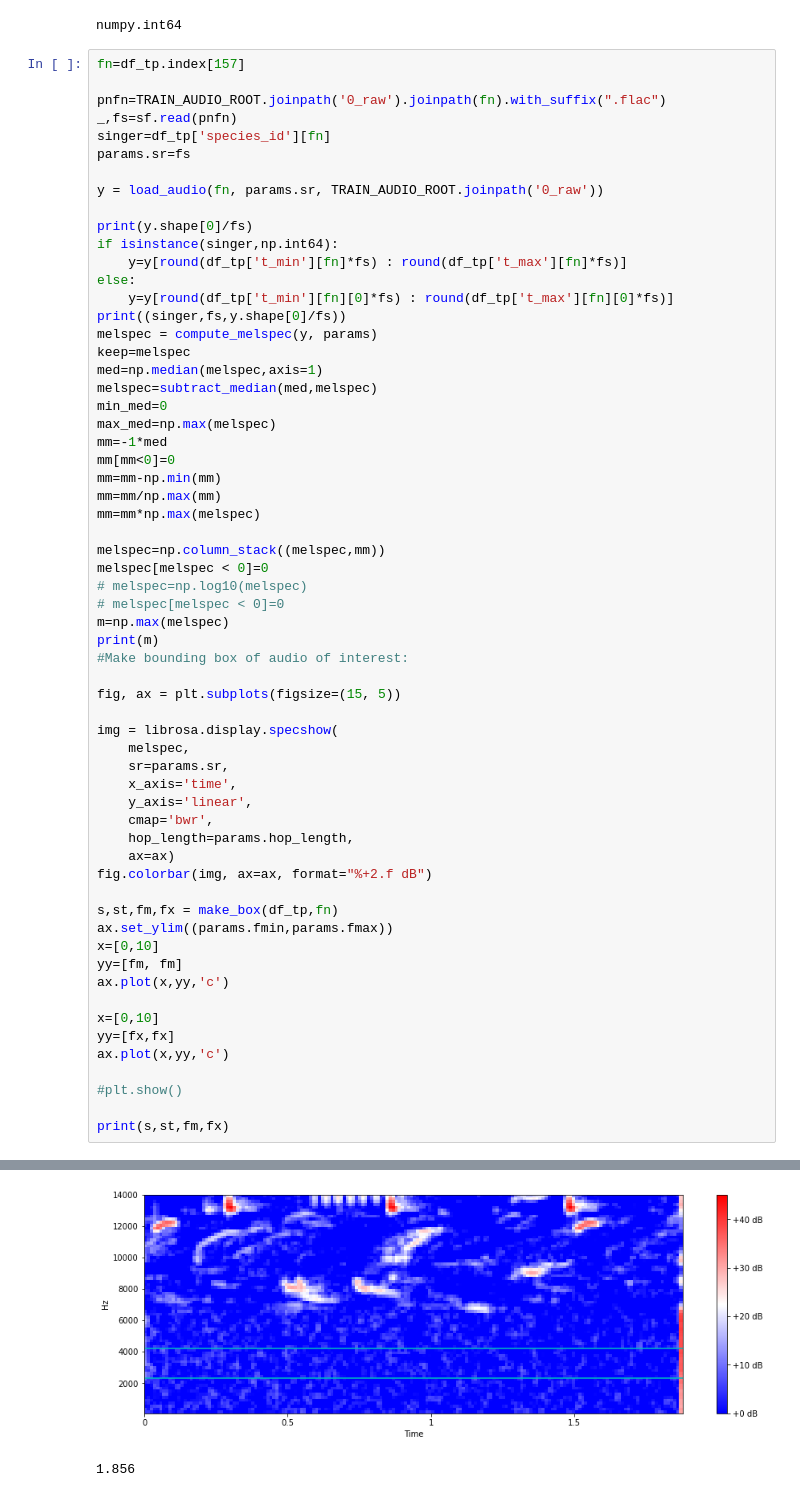
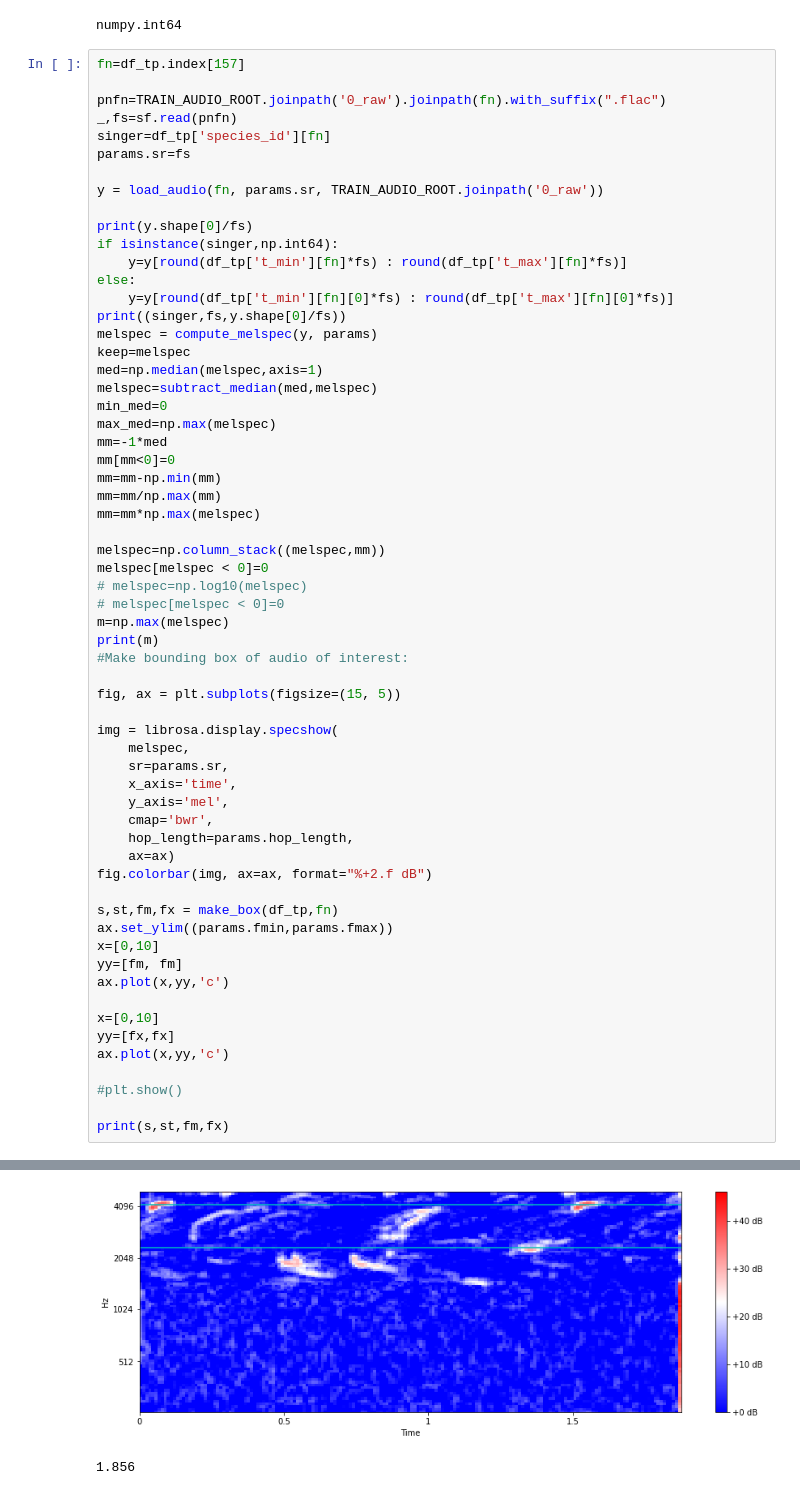
Before and after one commit to KidElectric/rfcx_kaggle, a Jupyter notebook: notebooks/1.0-bri-data-exploration-and-spectrogram-tests.ipynb, the cells around one changed output, grey strips where cells are left out. Drawn from its saved outputs; the diff is of its cells as text.

```diff
--- a/notebooks/1.0-bri-data-exploration-and-spectrogram-tests.ipynb
+++ b/notebooks/1.0-bri-data-exploration-and-spectrogram-tests.ipynb
@@ -235,7 +235,7 @@ img = librosa.display.specshow(
     melspec,
     sr=params.sr,
     x_axis='time',
-    y_axis='linear',
+    y_axis='mel',
     cmap='bwr',
     hop_length=params.hop_length,
     ax=ax)
@@ -261,5 +261,5 @@ print(s,st,fm,fx)
 1.9093 3.7653 2343.75 4218.75
-[figure, old version]
+[figure, new version]
 # %%
 # %% [output]
 1.856
```
Also changed, not shown: parts of 3 cells of this notebook, 1 other file.
